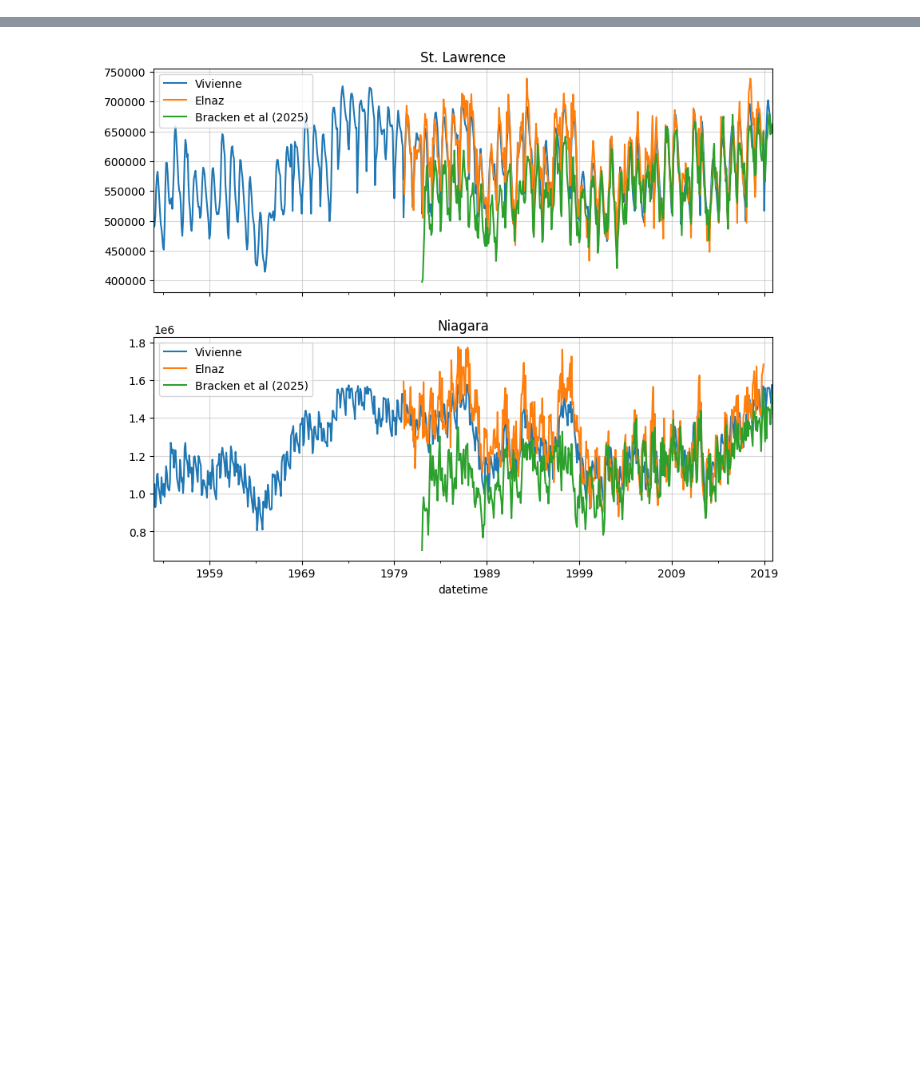
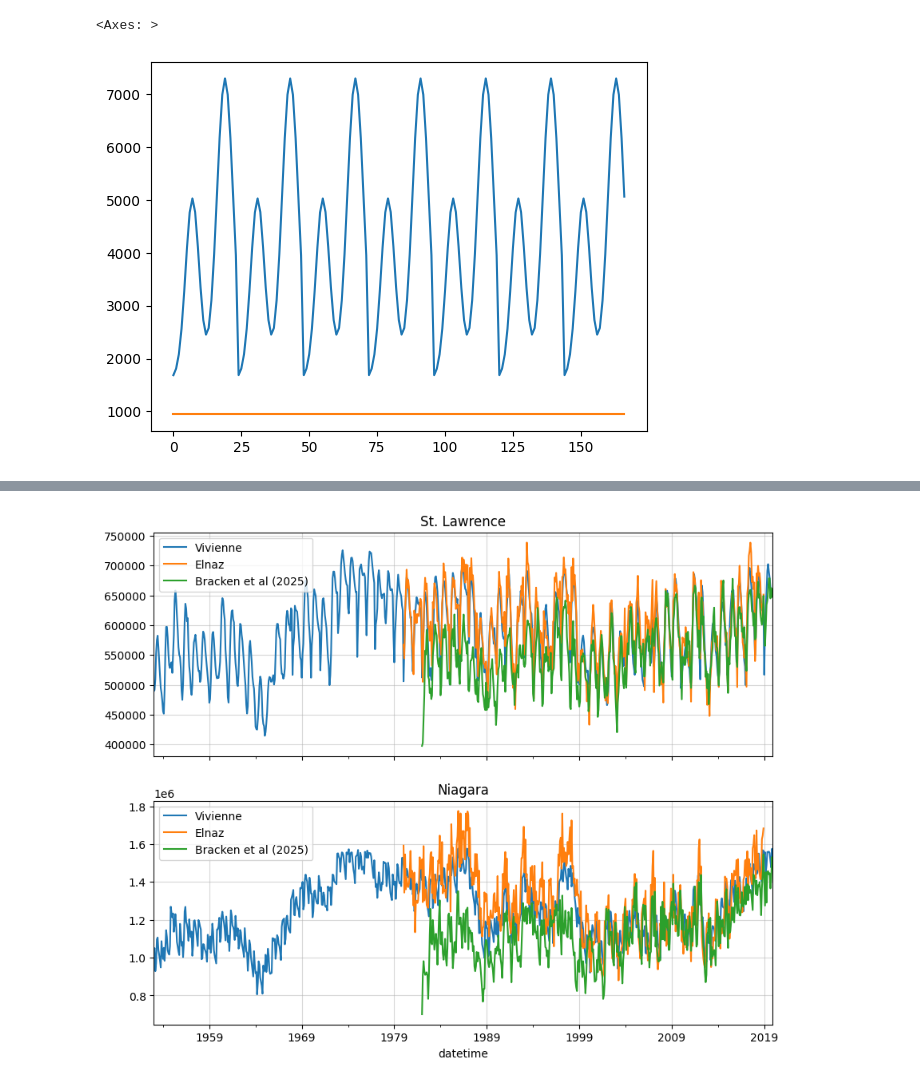
Before and after one commit to reyli4/acorn-julia, a Jupyter notebook: scripts/03_gen_modeling/hydro.ipynb, the cells around one changed output, grey strips where cells are left out. Drawn from its saved outputs; the diff is of its cells as text; code cells hidden in the pictures; blank space fills up the shorter version.

```diff
--- a/scripts/03_gen_modeling/hydro.ipynb
+++ b/scripts/03_gen_modeling/hydro.ipynb
@@ -31,9 +31,9 @@ df_niag['datetime'] = pd.to_datetime(df_niag['Year'].astype(str) + '-' + df_niag
 df_gd = pd.read_csv('../../data/hydro/godeeep-hydro/godeeep-hydro-historical-monthly.csv')
 
 # Niagara
-df_gd_niagara = df_gd[df_gd['plant'] == 'Robert Moses Niagara']
+df_gd_niagara = df_gd[df_gd['plant'] == 'Robert Moses Niagara'].copy()
 df_gd_niagara['datetime'] = pd.to_datetime(df_gd_niagara['datetime'])
 
 # STL
-df_gd_stl = df_gd[df_gd['plant'] == 'Robert Moses - St. Lawrence']
+df_gd_stl = df_gd[df_gd['plant'] == 'Robert Moses - St. Lawrence'].copy()
 df_gd_stl['datetime'] = pd.to_datetime(df_gd_stl['datetime'])
@@ -50,0 +40,9 @@ See the caveats in the documentation: https://pandas.pydata.org/pandas-docs/stab
+# %%
+hourly_avg = disaggregate_weekly_to_hourly(df_gd_niagara, method='average')
+# %%
+hourly_diurnal = disaggregate_weekly_to_hourly(
+    df_gd_niagara,
+    method='diurnal',
+    morning_peak_hour=7,
+    evening_peak_hour=19
+)
@@ -50,0 +78,6 @@ See the caveats in the documentation: https://pandas.pydata.org/pandas-docs/stab
+# %%
+hourly_diurnal.iloc[:167]['power_mw'].plot()
+hourly_avg.iloc[:167]['power_mw'].plot()
+# %% [output]
+<Axes: >
+[figure, added]
```
Also changed, not shown: parts of 4 cells of this notebook, 12 other files.
